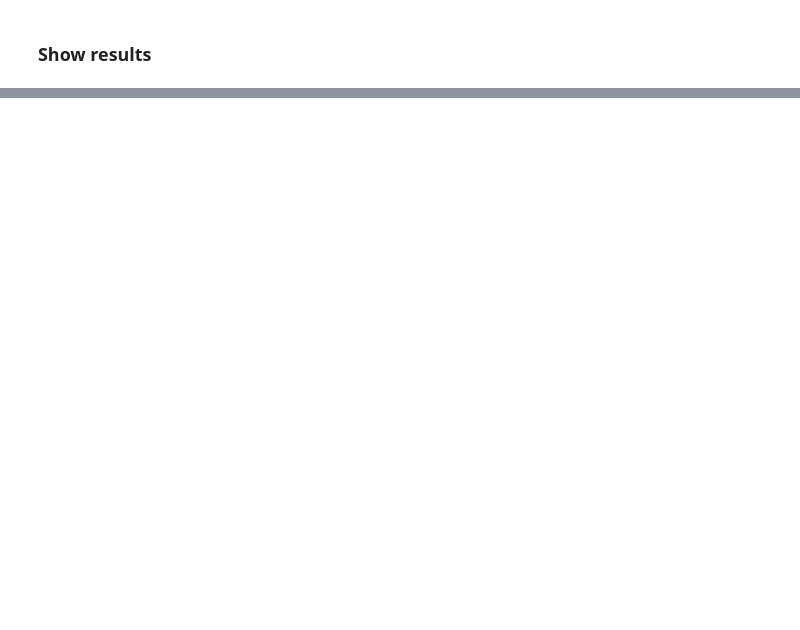
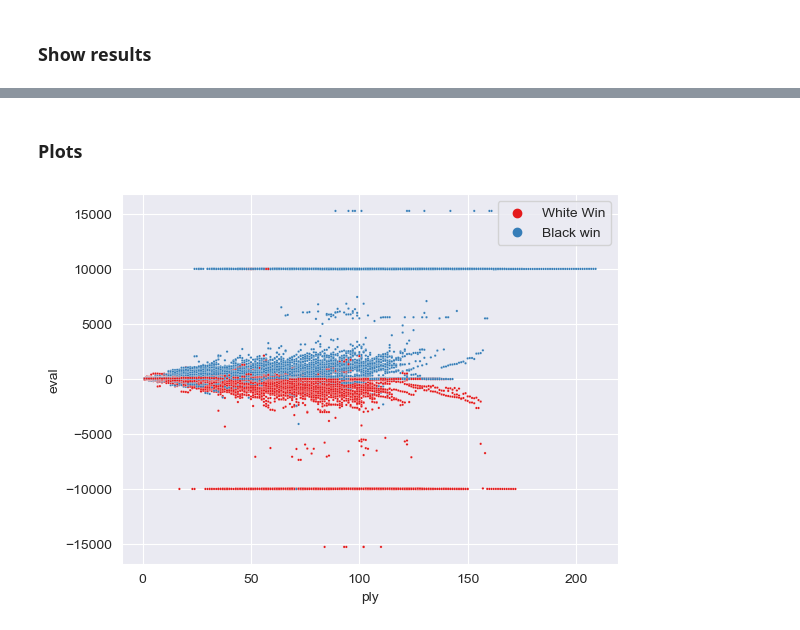
Before and after one commit to SandroMartens/Lichess-Win-Predictions, a Jupyter notebook: win_prob.ipynb, the cells around one changed output, grey strips where cells are left out. Cells and saved outputs as stored; diff of their text form; code cells hidden in the pictures; blank space fills up the shorter version.

```diff
--- a/win_prob.ipynb
+++ b/win_prob.ipynb
@@ -205,0 +197,23 @@ array([[0.55562]])
+# %% [markdown]
+### Plots
+# %%
+pd.set_option("mode.chained_assignment", None)
+
+data_plot = data[["eval", "ply", "elo_dif", "result"]]
+data_plot.loc[:, "result"] = (data_plot.loc[:, "result"] + 1).copy() / 2
+
+g = sns.scatterplot(
+    data_plot,
+    x="ply",
+    y="eval",
+    hue="result",
+    s=3,
+    palette="Set1",
+)
+legend = ["White Win", "Black win"]
+handles, labels = g.get_legend_handles_labels()
+g.legend(handles, legend)
+
+plt.savefig("images\\tmp\\ply_eval.png", dpi=300, transparent=False)
+# %% [output]
+[figure, added]
```
Also changed, not shown: parts of 8 cells of this notebook, 3 other files.
